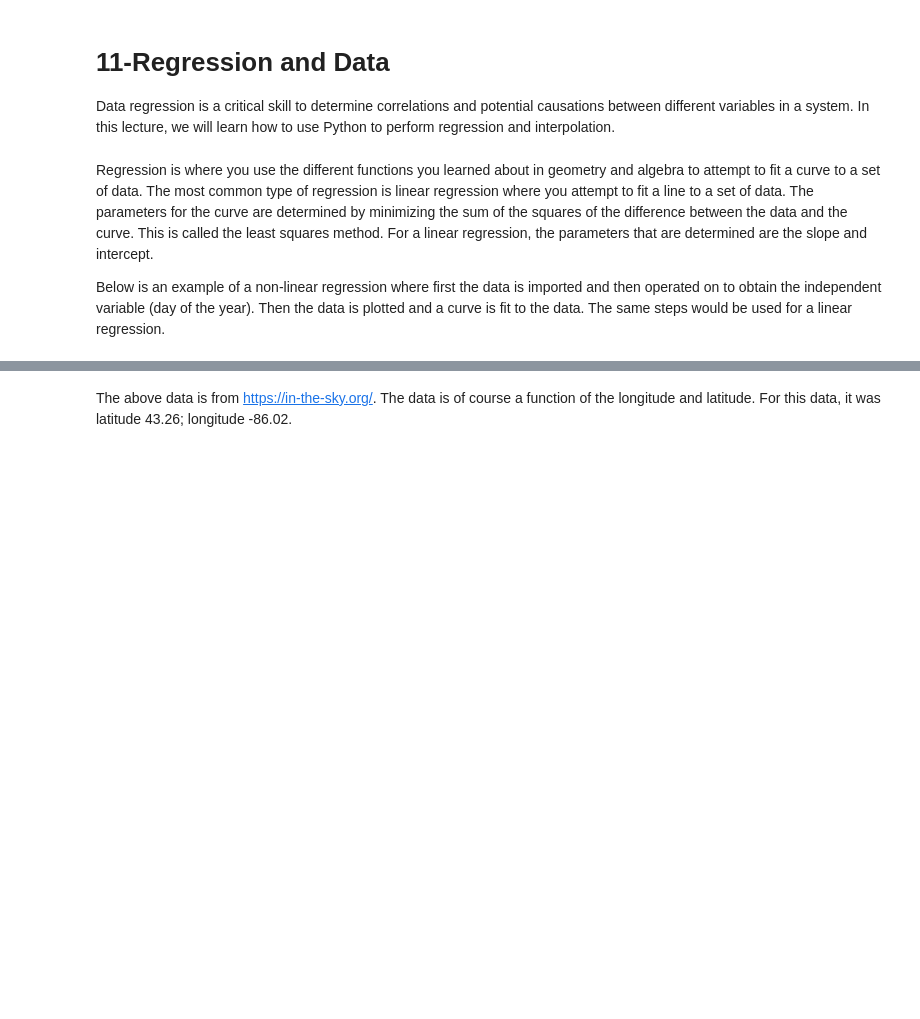
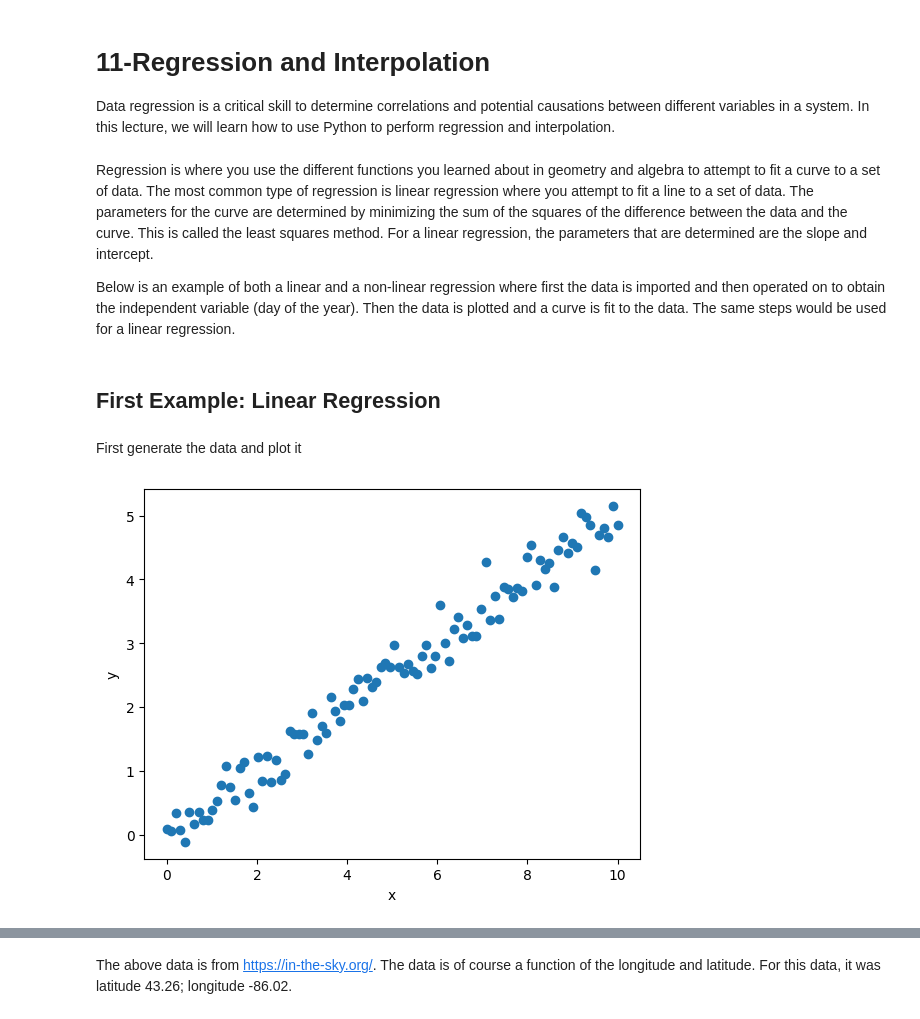
Before and after one commit to clint-bg/comptools, a Jupyter notebook: _build/jupyter_execute/lectures/11-Regression.ipynb, the cells around one changed output, grey strips where cells are left out. Drawn from its saved outputs; the diff is of its cells as text; code cells hidden in the pictures; blank space fills up the shorter version.

```diff
--- a/_build/jupyter_execute/lectures/11-Regression.ipynb
+++ b/_build/jupyter_execute/lectures/11-Regression.ipynb
@@ -1,7 +1,7 @@
 # %% [markdown]
-# 11-Regression and Data
+# 11-Regression and Interpolation
 Data regression is a critical skill to determine correlations and potential causations between different variables in a system.  In this lecture, we will learn how to use Python to perform regression and interpolation.
 # %% [markdown]
 Regression is where you use the different functions you learned about in geometry and algebra to attempt to fit a curve to a set of data.  The most common type of regression is linear regression where you attempt to fit a line to a set of data. The parameters for the curve are determined by minimizing the sum of the squares of the difference between the data and the curve.  This is called the least squares method.  For a linear regression, the parameters that are determined are the slope and intercept.
 
-Below is an example of a non-linear regression where first the data is imported and then operated on to obtain the independent variable (day of the year).  Then the data is plotted and a curve is fit to the data. The same steps would be used for a linear regression.
+Below is an example of both a linear and a non-linear regression where first the data is imported and then operated on to obtain the independent variable (day of the year).  Then the data is plotted and a curve is fit to the data. The same steps would be used for a linear regression.
@@ -7,0 +14,12 @@ Below is an example of a non-linear regression where first the data is imported
+# %% [markdown]
+## First Example: Linear Regression
+# %% [markdown]
+First generate the data and plot it
+# %%
+#first generate the data
+x = np.linspace(0, 10, 100)
+y = 0.5*x + np.random.randn(100)*0.25
+plt.scatter(x, y); plt.xlabel('x'); plt.ylabel('y')
+plt.show()
+# %% [output]
+[figure, added]
```
Also changed, not shown: parts of 23 cells of this notebook, 34 other files.
